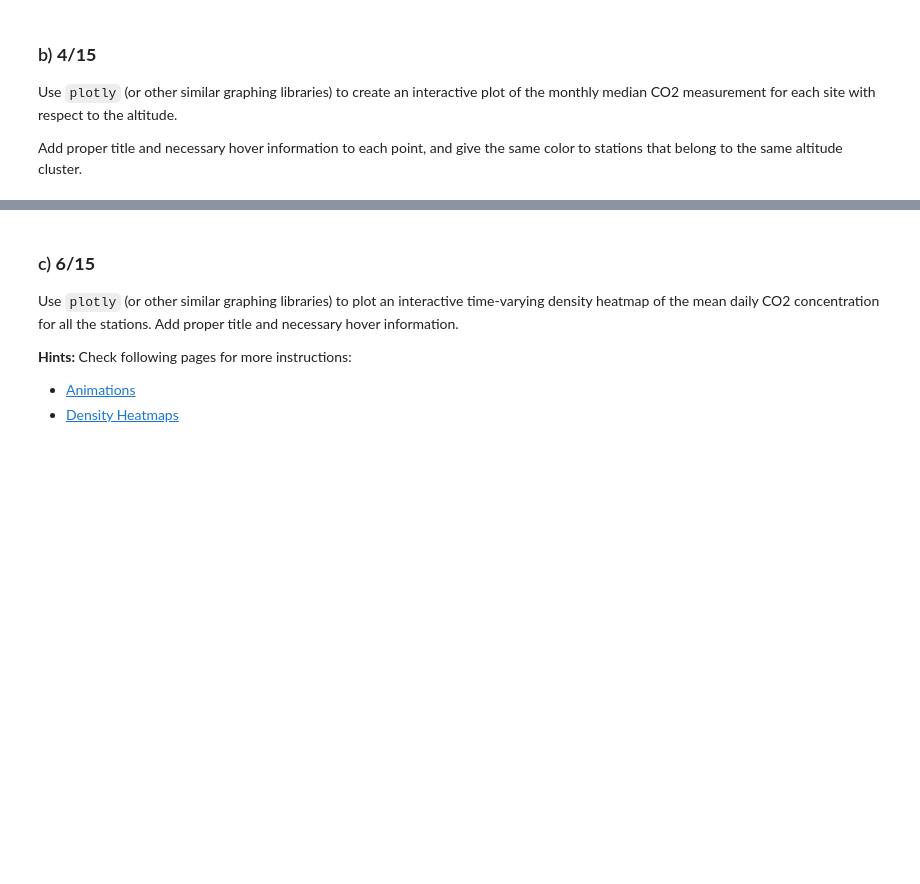
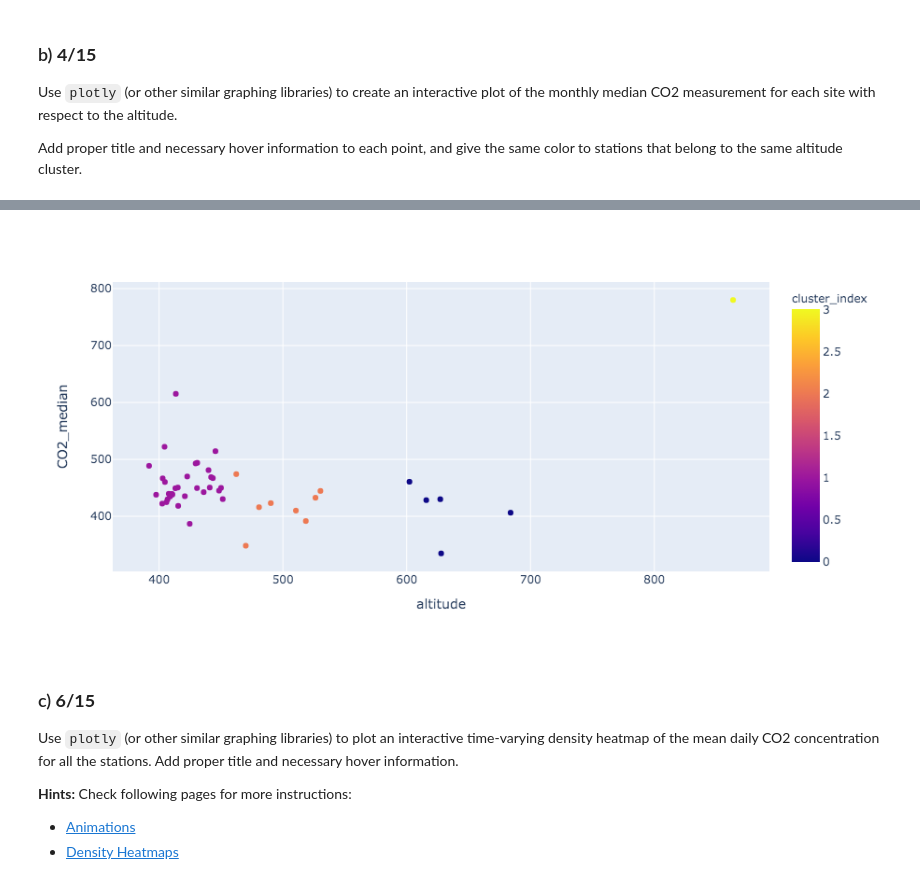
Before and after one commit to ayman-mezghani/dslab-hw1-Data_Science_with_CO2, a Jupyter notebook: notebooks/DSLab-homework1.ipynb, the cells around one changed output, grey strips where cells are left out. Drawn from its saved outputs; the diff is of its cells as text; code cells hidden in the pictures; blank space fills up the shorter version.

```diff
--- a/notebooks/DSLab-homework1.ipynb
+++ b/notebooks/DSLab-homework1.ipynb
@@ -318,0 +339,4 @@ px.scatter(result, x= 'altitude', y= 'CO2', color= 'cluster_index')
+# %%
+# we visualize the monthly median as a function of the altitude colored according to the clustering result
+px.scatter(result, x= 'altitude', y= 'CO2_median', color= 'cluster_index')
+# %% [output]
@@ -319,3 +344,4 @@ px.scatter(result, x= 'altitude', y= 'CO2', color= 'cluster_index')
+[figure, added]
 # %% [markdown]
 ### c) **6/15**
 
```
Also changed, not shown: parts of 25 cells of this notebook.
